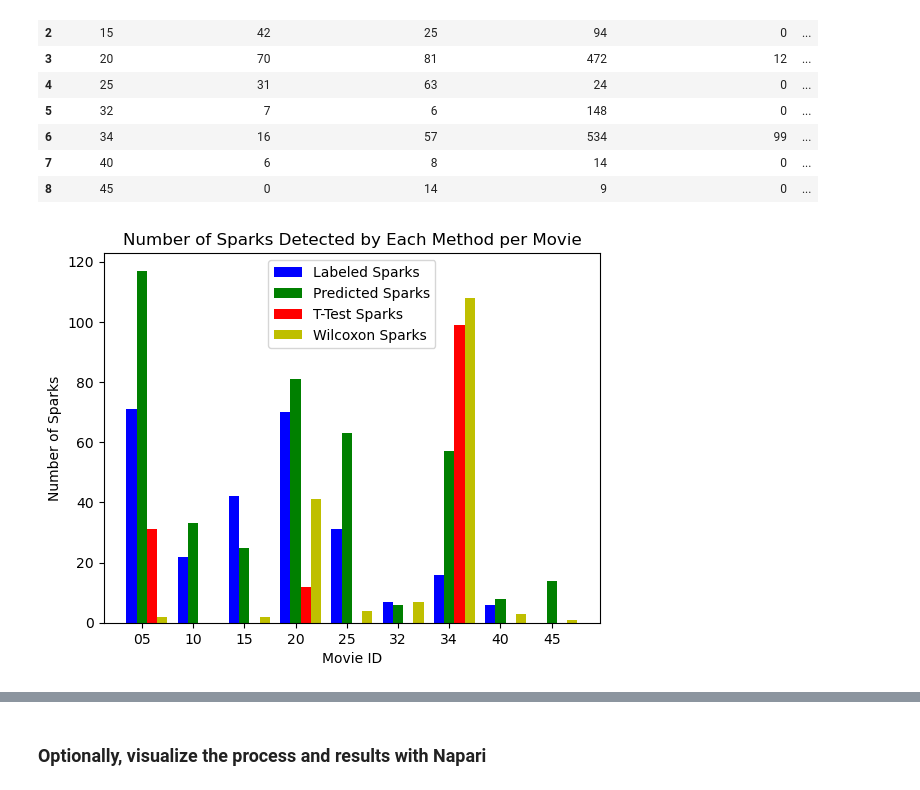
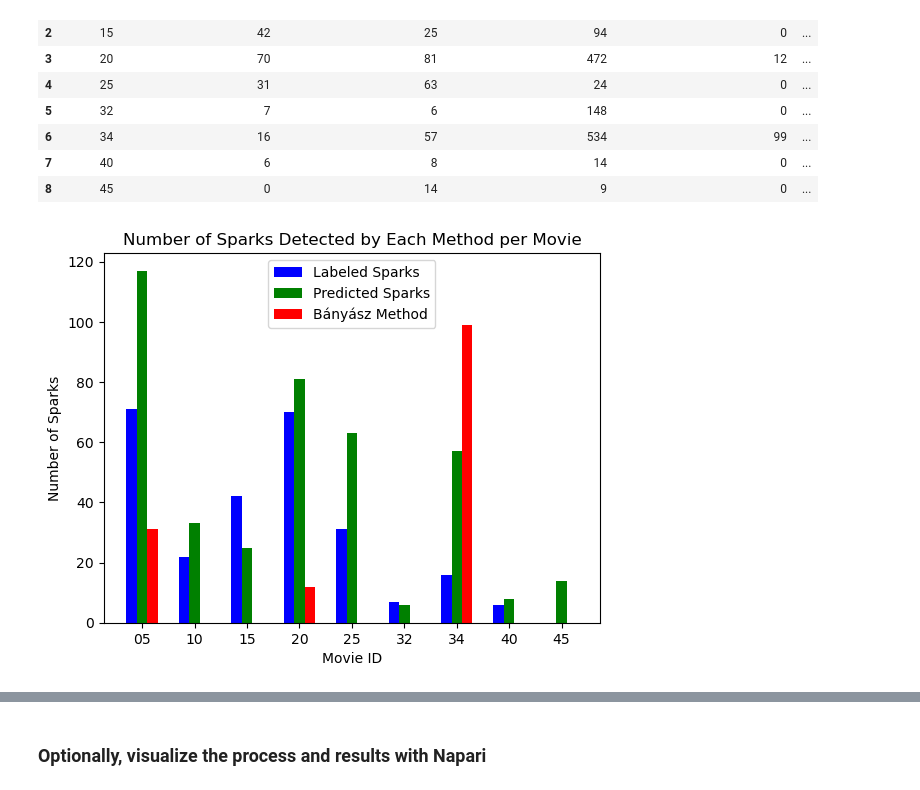
Before and after one commit to dottipr/sparks_project, a Jupyter notebook: notebooks_raw/OTHER APPROACH banyasz_sparks_detection.ipynb, the cells around one changed output, grey strips where cells are left out. Drawn from its saved outputs; the diff is of its cells as text; code cells hidden in the pictures.

```diff
--- a/notebooks_raw/OTHER APPROACH banyasz_sparks_detection.ipynb
+++ b/notebooks_raw/OTHER APPROACH banyasz_sparks_detection.ipynb
@@ -672,7 +711,8 @@ plt.show()
 spark_df_list = []
 
 # Filter sparks according to statistical tests
-pre_frames = 19  # adapted to our dataset
+# pre_frames = 19  # adapted to our dataset
+pre_frames = 6  # original value
 threshold_a = 0.05
 threshold_b = 0.1
 
@@ -680,6 +720,10 @@ threshold_b = 0.1
 pre_frames = 10
 significance_level = 0.15
 n_size = 3
+
+spark_coordinates_movies = {}
+true_sparks_coordinates_movies = {}
+true_sparks_wilcoxon_movies = {}
 
 for movie_id in movie_ids:
     # Find sparks
@@ -718,6 +762,10 @@ for movie_id in movie_ids:
         }
     )
 
+    spark_coordinates_movies[movie_id] = spark_coordinates
+    true_sparks_coordinates_movies[movie_id] = true_sparks_coordinates
+    true_sparks_wilcoxon_movies[movie_id] = true_sparks_wilcoxon
+
 spark_df = pd.DataFrame(spark_df_list)
 display(spark_df)
 # %% [output]
@@ -734,40 +782,38 @@ display(spark_df)
 # %%
 spark_df.to_csv("banyasz_method_spark_summary.csv", index=False)
 # %%
-import matplotlib.pyplot as plt
-
 # Set the movie IDs as the x-axis labels
 x_labels = spark_df["Movie ID"]
 
 # Get the number of sparks detected by each method
 labeled_sparks = spark_df["Number of Labeled Sparks"]
 predicted_sparks = spark_df["Number of Predicted Sparks"]
 ttest_sparks = spark_df["Number of True Sparks (t-test)"]
-wilcoxon_sparks = spark_df["Number of True Sparks (Wilcoxon)"]
+# wilcoxon_sparks = spark_df["Number of True Sparks (Wilcoxon)"]
 
 # Set the width of the bars
 bar_width = 0.2
 
 # Set the positions of the bars on the x-axis
 r1 = np.arange(len(x_labels))
 r2 = [x + bar_width for x in r1]
 r3 = [x + bar_width for x in r2]
-r4 = [x + bar_width for x in r3]
+# r4 = [x + bar_width for x in r3]
 
 # Create the bar plot
 plt.bar(r1, labeled_sparks, color="b", width=bar_width, label="Labeled Sparks")
 plt.bar(r2, predicted_sparks, color="g", width=bar_width, label="Predicted Sparks")
-plt.bar(r3, ttest_sparks, color="r", width=bar_width, label="T-Test Sparks")
-plt.bar(r4, wilcoxon_sparks, color="y", width=bar_width, label="Wilcoxon Sparks")
+plt.bar(r3, ttest_sparks, color="r", width=bar_width, label="Bányász Method")
+# plt.bar(r4, wilcoxon_sparks, color="y", width=bar_width, label="Wilcoxon Sparks")
 
 # Add labels, title, and legend
 plt.xlabel("Movie ID")
 plt.ylabel("Number of Sparks")
 plt.title("Number of Sparks Detected by Each Method per Movie")
 plt.xticks([r + bar_width for r in range(len(x_labels))], x_labels)
 plt.legend()
 
 # Show the plot
 plt.show()
 # %% [output]
-[figure, old version]
+[figure, new version]
```
Also changed, not shown: parts of 6 cells of this notebook, 5 other files.
